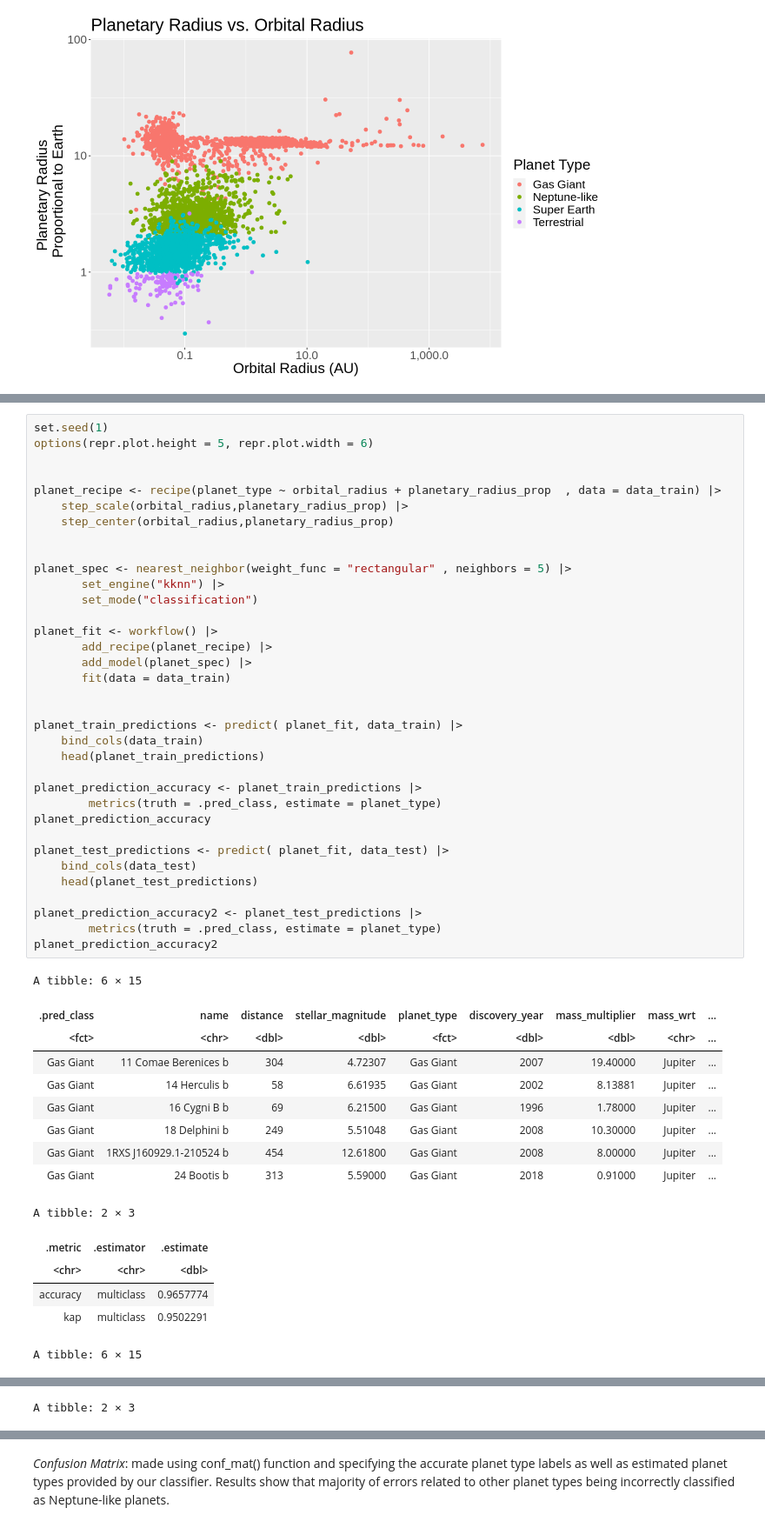
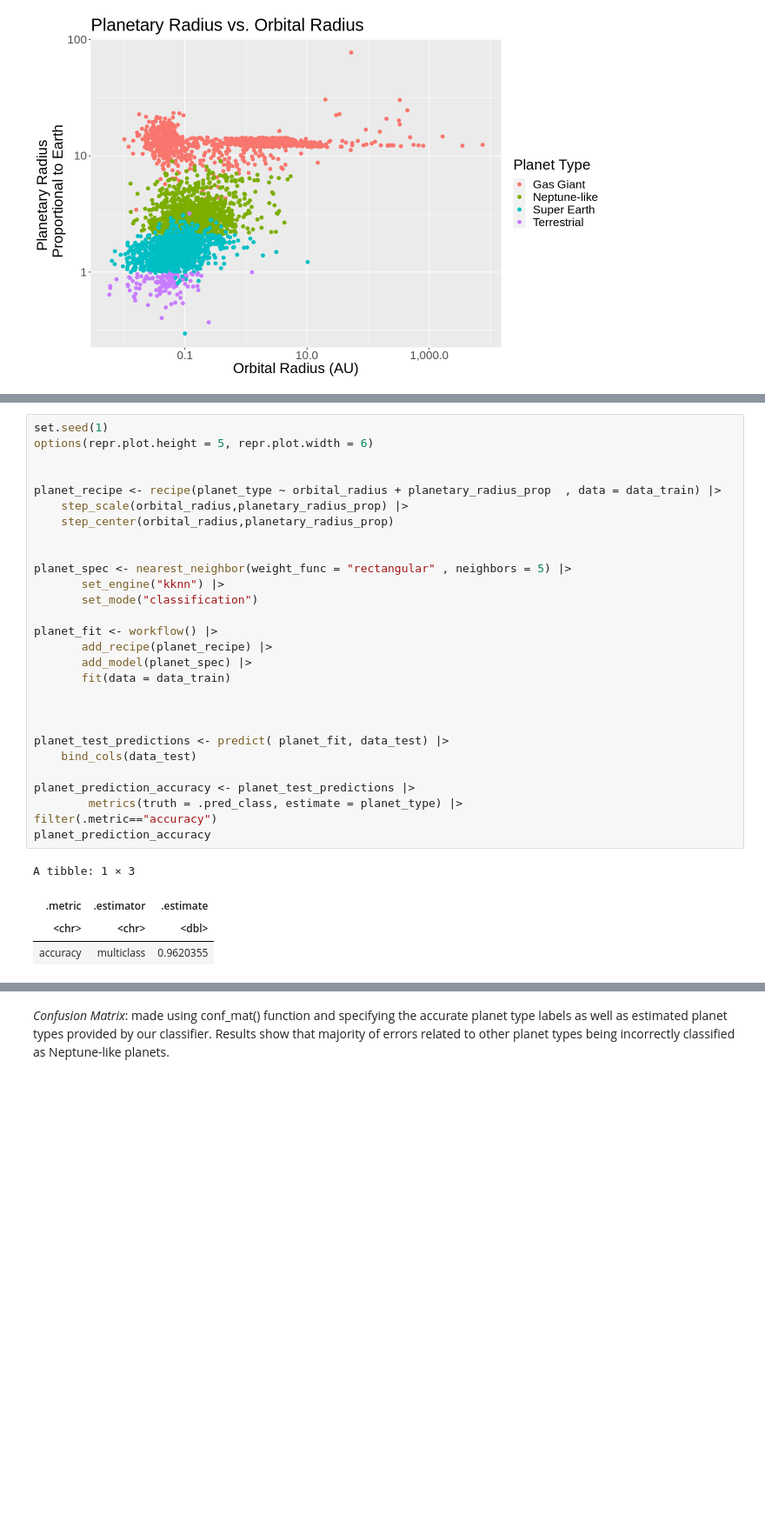
Before and after one commit to karembryo/dsci-project, a Jupyter notebook: group_43_project_report (1).ipynb, the cells around one changed output, grey strips where cells are left out. Shown at 87% size. Saved outputs shown, nothing was run; the diff lists cells and outputs as text; blank space fills up the shorter version.

```diff
--- a/group_43_project_report (1).ipynb
+++ b/group_43_project_report (1).ipynb
@@ -238,51 +243,33 @@ A tibble: 10 × 7
 # %%
 set.seed(1)
 options(repr.plot.height = 5, repr.plot.width = 6)
 
 
 planet_recipe <- recipe(planet_type ~ orbital_radius + planetary_radius_prop  , data = data_train) |>
     step_scale(orbital_radius,planetary_radius_prop) |>
     step_center(orbital_radius,planetary_radius_prop)
 
 
 planet_spec <- nearest_neighbor(weight_func = "rectangular" , neighbors = 5) |>
        set_engine("kknn") |>
        set_mode("classification")
 
 planet_fit <- workflow() |>
        add_recipe(planet_recipe) |>
        add_model(planet_spec) |>
        fit(data = data_train)
 
 
-planet_train_predictions <- predict( planet_fit, data_train) |>
-    bind_cols(data_train)
-    head(planet_train_predictions)
-
-planet_prediction_accuracy <- planet_train_predictions |>
-        metrics(truth = .pred_class, estimate = planet_type)
-planet_prediction_accuracy
 
 planet_test_predictions <- predict( planet_fit, data_test) |>
     bind_cols(data_test)
-    head(planet_test_predictions)
 
-planet_prediction_accuracy2 <- planet_test_predictions |>
-        metrics(truth = .pred_class, estimate = planet_type)
-planet_prediction_accuracy2
+planet_prediction_accuracy <- planet_test_predictions |>
+        metrics(truth = .pred_class, estimate = planet_type) |>
+filter(.metric=="accuracy")
+planet_prediction_accuracy
 # %% [output]
-A tibble: 6 × 15
+A tibble: 1 × 3
-| .pred_class | name | distance | stellar_magnitude | planet_type | discovery_year | mass_multiplier | mass_wrt | ... |
-| <fct> | <chr> | <dbl> | <dbl> | <fct> | <dbl> | <dbl> | <chr> | ... |
-| Gas Giant | 11 Comae Berenices b | 304 | 4.72307 | Gas Giant | 2007 | 19.40000 | Jupiter | ... |
-| Gas Giant | 14 Herculis b | 58 | 6.61935 | Gas Giant | 2002 | 8.13881 | Jupiter | ... |
-| Gas Giant | 16 Cygni B b | 69 | 6.21500 | Gas Giant | 1996 | 1.78000 | Jupiter | ... |
-| Gas Giant | 18 Delphini b | 249 | 5.51048 | Gas Giant | 2008 | 10.30000 | Jupiter | ... |
-| Gas Giant | 1RXS J160929.1-210524 b | 454 | 12.61800 | Gas Giant | 2008 | 8.00000 | Jupiter | ... |
-| Gas Giant | 24 Bootis b | 313 | 5.59000 | Gas Giant | 2018 | 0.91000 | Jupiter | ... |
+| .metric | .estimator | .estimate |
+| <chr> | <chr> | <dbl> |
+| accuracy | multiclass | 0.9620355 |
-A tibble: 2 × 3
-| .metric | .estimator | .estimate |
-| <chr> | <chr> | <dbl> |
-| accuracy | multiclass | 0.9657774 |
-| kap | multiclass | 0.9502291 |
-A tibble: 6 × 15
@@ -297 +275,0 @@ A tibble: 6 × 15
-A tibble: 2 × 3
```
Also changed, not shown: parts of 28 cells of this notebook.
